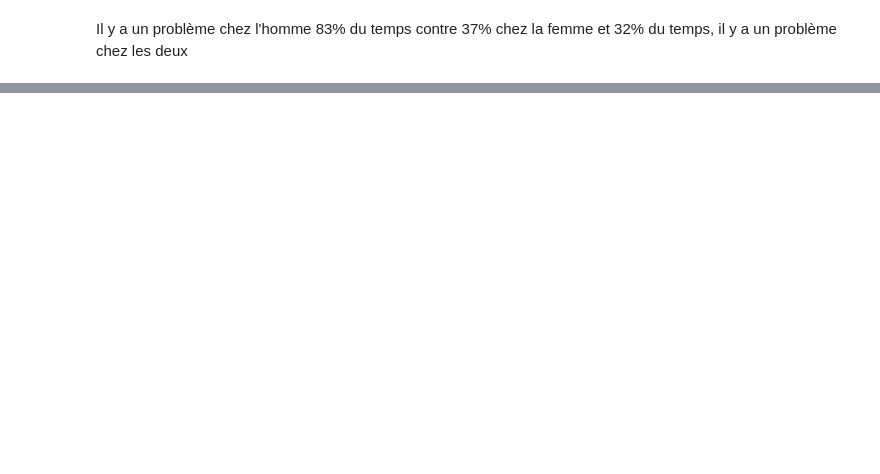
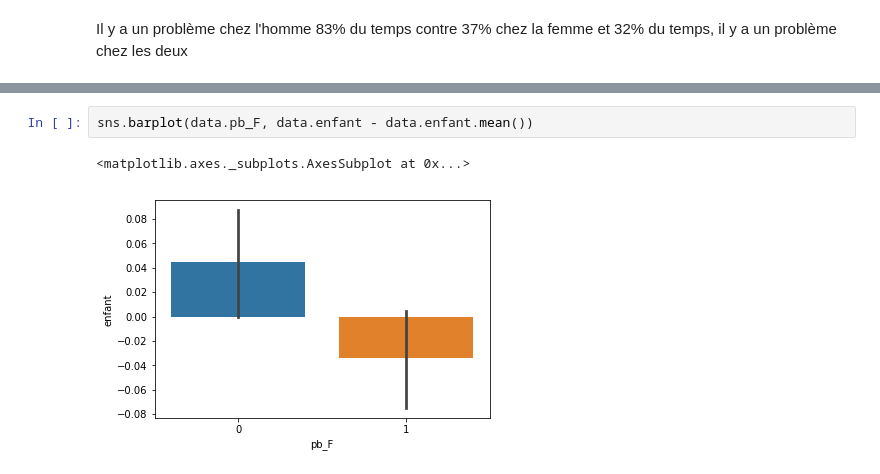
Before and after one commit to AmiraAyadi/Statistique_Sante, a Jupyter notebook: Description_pop.ipynb, the cells around one changed output, grey strips where cells are left out. Drawn from its saved outputs; the diff is of its cells as text; blank space fills up the shorter version.

```diff
--- a/Description_pop.ipynb
+++ b/Description_pop.ipynb
@@ -371,0 +369,5 @@ Il y a un problème chez l'homme 83% du temps contre 37% chez la femme et 32% du
+# %%
+sns.barplot(data.pb_F, data.enfant - data.enfant.mean())
+# %% [output]
+<matplotlib.axes._subplots.AxesSubplot at 0x...>
+[figure, added]
```
Also changed, not shown: parts of 29 cells of this notebook.
